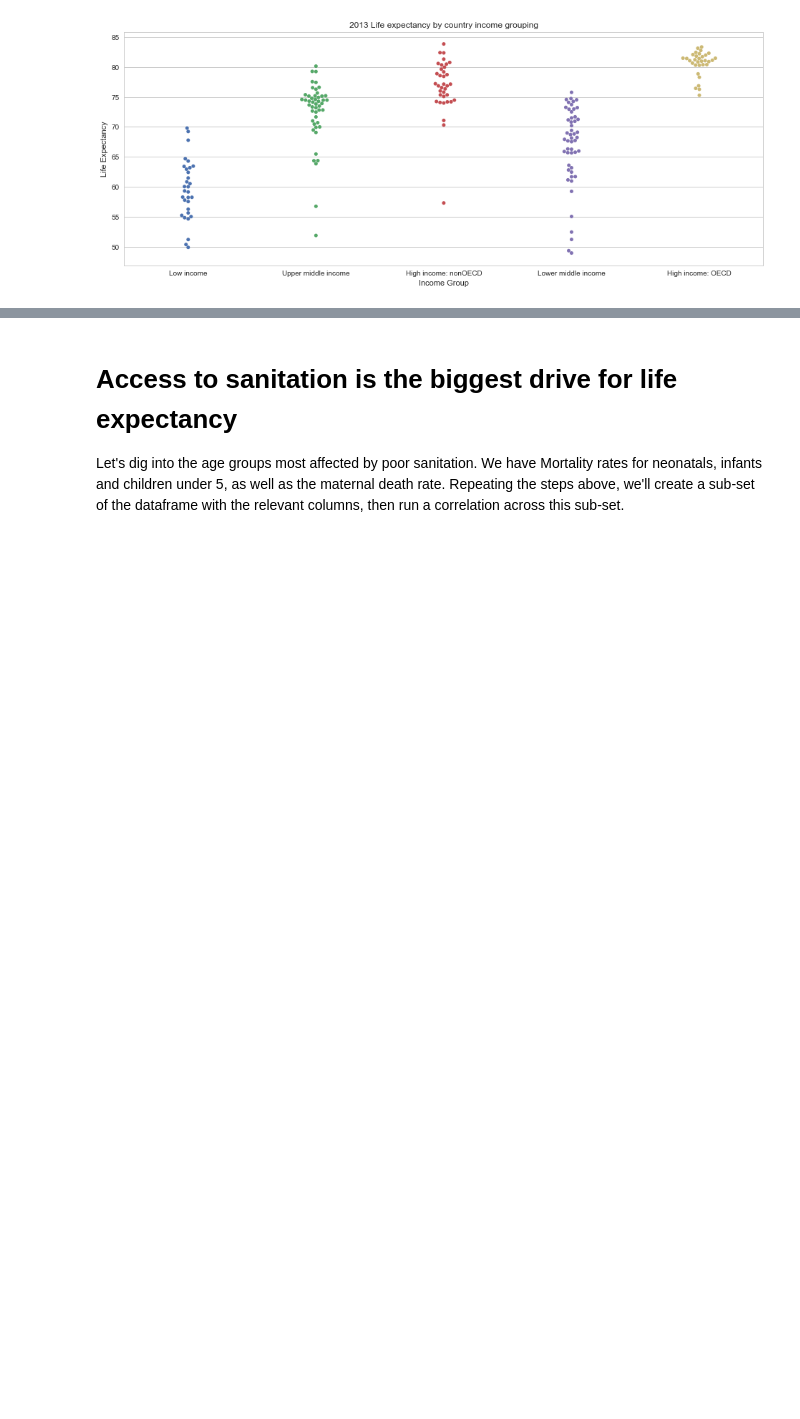
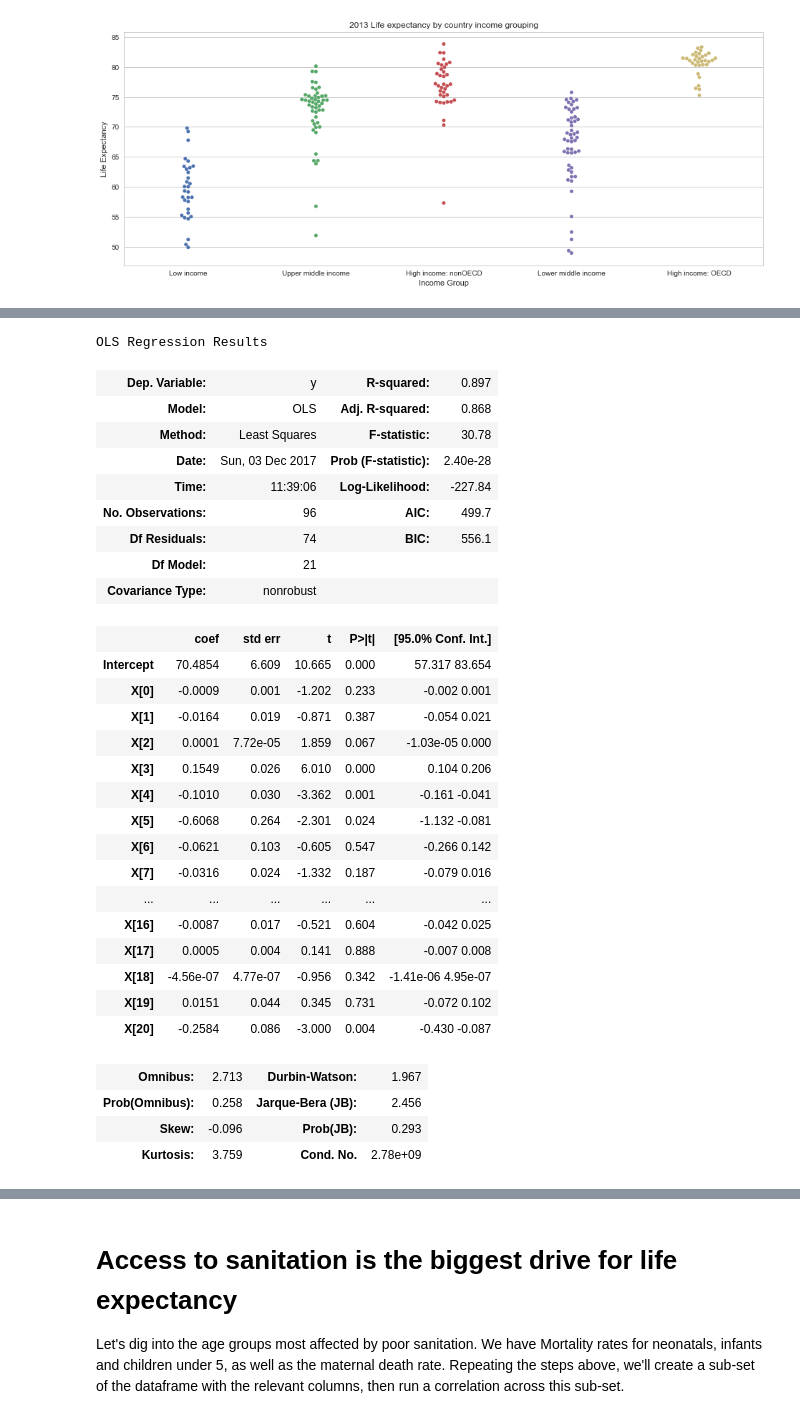
Before and after one commit to gussie/Springboard_data_science, a Jupyter notebook: Capstone1/Capstone 1.ipynb, the cells around one changed output, grey strips where cells are left out. Drawn from its saved outputs; the diff is of its cells as text; code cells hidden in the pictures; blank space fills up the shorter version.

```diff
--- a/Capstone1/Capstone 1.ipynb
+++ b/Capstone1/Capstone 1.ipynb
@@ -194,19 +232,0 @@ columns = {
-# %%
-df.IndicatorCode = df.IndicatorCode.astype(str)
-df.IndicatorName = df.IndicatorName.astype(str)
-
-# piovt the 2013 data so the features are column headers
-pivot = df[df.Year==2013].pivot_table('Value','CountryName', 'IndicatorCode')
-
-features = list(columns.keys())
-df_features = pivot[features]
-df_features.columns = df_features.columns.to_series()
-flattened = pd.DataFrame(df_features.to_records())
-
-df_ml = flattened.rename(index=str, columns=columns)
-
-# Drop countries who do not have a life expectancy value
-df_ml = df_ml[pd.notnull(df_ml.LifeExpect_total)]
-df_ml = df_ml.dropna(axis =0, how='any').drop('CountryName', axis = 1)
-
-df_ml.corr(method='pearson').style.format("{:.2}").background_gradient(cmap=plt.get_cmap('coolwarm'), axis=1)
@@ -219,0 +282,37 @@ df_ml.corr(method='pearson').style.format("{:.2}").background_gradient(cmap=plt.
+# %%
+# Import regression modules
+import statsmodels.api as sm
+from statsmodels.formula.api import ols
+model_ols = ols('y ~ X', df_ml).fit()
+model_ols.summary()
+# %% [output]
+OLS Regression Results
+| Dep. Variable: | y | R-squared: | 0.897 |
+| Model: | OLS | Adj. R-squared: | 0.868 |
+| Method: | Least Squares | F-statistic: | 30.78 |
+| Date: | Sun, 03 Dec 2017 | Prob (F-statistic): | 2.40e-28 |
+| Time: | 11:39:06 | Log-Likelihood: | -227.84 |
+| No. Observations: | 96 | AIC: | 499.7 |
+| Df Residuals: | 74 | BIC: | 556.1 |
+| Df Model: | 21 |  |  |
+| Covariance Type: | nonrobust |  |  |
+|  | coef | std err | t | P>|t| | [95.0% Conf. Int.] |
+| Intercept | 70.4854 | 6.609 | 10.665 | 0.000 | 57.317 83.654 |
+| X[0] | -0.0009 | 0.001 | -1.202 | 0.233 | -0.002 0.001 |
+| X[1] | -0.0164 | 0.019 | -0.871 | 0.387 | -0.054 0.021 |
+| X[2] | 0.0001 | 7.72e-05 | 1.859 | 0.067 | -1.03e-05 0.000 |
+| X[3] | 0.1549 | 0.026 | 6.010 | 0.000 | 0.104 0.206 |
+| X[4] | -0.1010 | 0.030 | -3.362 | 0.001 | -0.161 -0.041 |
+| X[5] | -0.6068 | 0.264 | -2.301 | 0.024 | -1.132 -0.081 |
+| X[6] | -0.0621 | 0.103 | -0.605 | 0.547 | -0.266 0.142 |
+| X[7] | -0.0316 | 0.024 | -1.332 | 0.187 | -0.079 0.016 |
+| ... | ... | ... | ... | ... | ... |
+| X[16] | -0.0087 | 0.017 | -0.521 | 0.604 | -0.042 0.025 |
+| X[17] | 0.0005 | 0.004 | 0.141 | 0.888 | -0.007 0.008 |
+| X[18] | -4.56e-07 | 4.77e-07 | -0.956 | 0.342 | -1.41e-06 4.95e-07 |
+| X[19] | 0.0151 | 0.044 | 0.345 | 0.731 | -0.072 0.102 |
+| X[20] | -0.2584 | 0.086 | -3.000 | 0.004 | -0.430 -0.087 |
+| Omnibus: | 2.713 | Durbin-Watson: | 1.967 |
+| Prob(Omnibus): | 0.258 | Jarque-Bera (JB): | 2.456 |
+| Skew: | -0.096 | Prob(JB): | 0.293 |
+| Kurtosis: | 3.759 | Cond. No. | 2.78e+09 |
```
Also changed, not shown: parts of 25 cells of this notebook, 1 other file.
